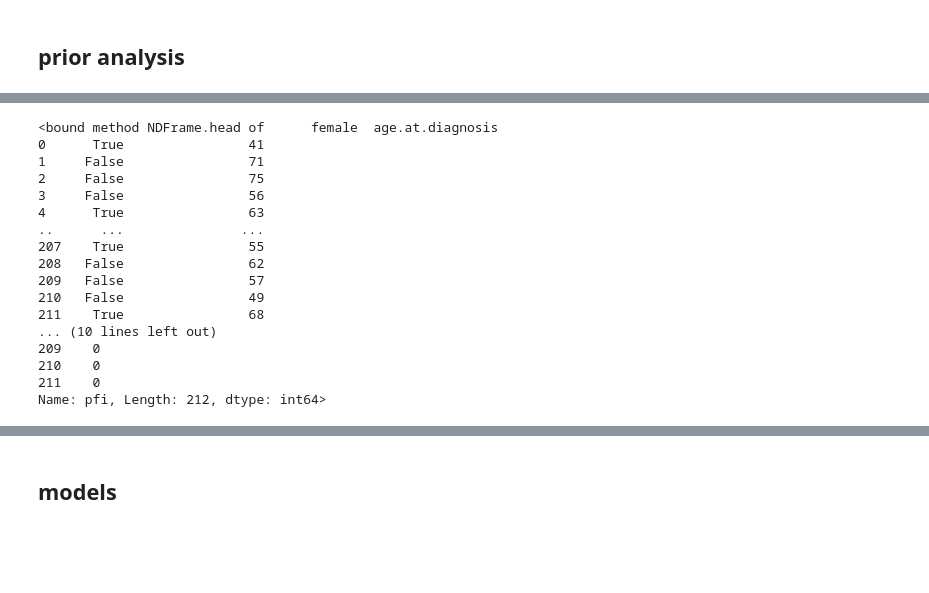
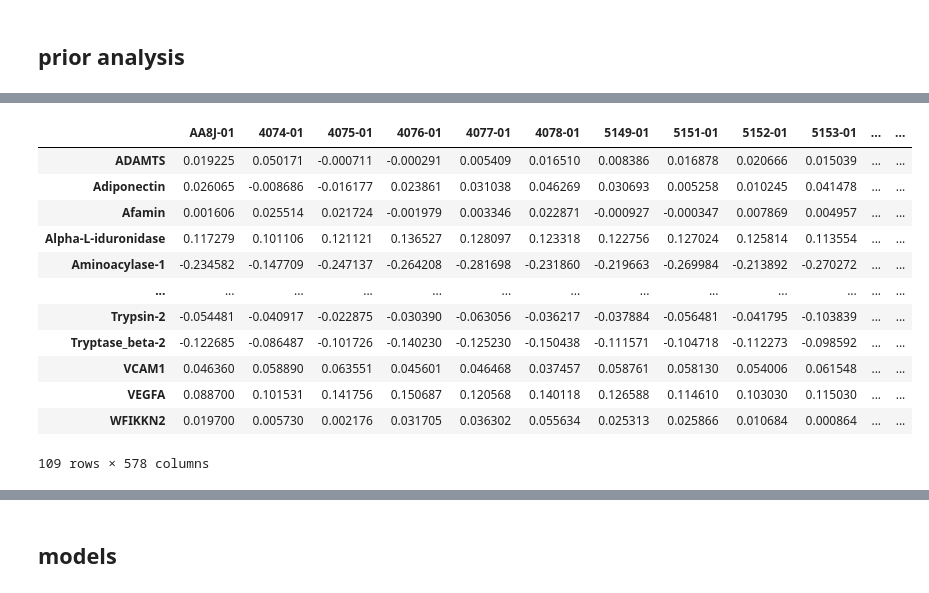
Before and after one commit to i-wallwork/Major-Project, a Jupyter notebook: Major-Project.ipynb, the cells around one changed output, grey strips where cells are left out. Saved outputs shown, nothing was run; the diff lists cells and outputs as text; code cells hidden in the pictures; blank space fills up the shorter version.

```diff
--- a/Major-Project.ipynb
+++ b/Major-Project.ipynb
@@ -378,25 +361,18 @@ sns.heatmap(m_df.corr(), cmap="Blues")
-# %%
-samples = ['female', 'age.at.diagnosis']
-y = p_df.pfi
-p_df = p_df.dropna(subset=['pfi'])
-X = p_df[samples]
-print(X.head)
-print(y.head)
-# %% [output]
-<bound method NDFrame.head of      female  age.at.diagnosis
-0      True                41
-1     False                71
-2     False                75
-3     False                56
-4      True                63
-..      ...               ...
-207    True                55
-208   False                62
-209   False                57
-210   False                49
-211    True                68
-... (10 lines left out)
-209    0
-210    0
-211    0
-Name: pfi, Length: 212, dtype: int64>
+# %%
+# row = protein, column = DNAm, cell = EpiScore
+pp_df = pd.read_csv("/content/sample_data/predicted-proteins.txt", sep="\t")
+pp_df
+# %% [output]
+|  | AA8J-01 | 4074-01 | 4075-01 | 4076-01 | 4077-01 | 4078-01 | 5149-01 | 5151-01 | 5152-01 | 5153-01 | ... | ... |
+| ADAMTS | 0.019225 | 0.050171 | -0.000711 | -0.000291 | 0.005409 | 0.016510 | 0.008386 | 0.016878 | 0.020666 | 0.015039 | ... | ... |
+| Adiponectin | 0.026065 | -0.008686 | -0.016177 | 0.023861 | 0.031038 | 0.046269 | 0.030693 | 0.005258 | 0.010245 | 0.041478 | ... | ... |
+| Afamin | 0.001606 | 0.025514 | 0.021724 | -0.001979 | 0.003346 | 0.022871 | -0.000927 | -0.000347 | 0.007869 | 0.004957 | ... | ... |
+| Alpha-L-iduronidase | 0.117279 | 0.101106 | 0.121121 | 0.136527 | 0.128097 | 0.123318 | 0.122756 | 0.127024 | 0.125814 | 0.113554 | ... | ... |
+| Aminoacylase-1 | -0.234582 | -0.147709 | -0.247137 | -0.264208 | -0.281698 | -0.231860 | -0.219663 | -0.269984 | -0.213892 | -0.270272 | ... | ... |
+| ... | ... | ... | ... | ... | ... | ... | ... | ... | ... | ... | ... | ... |
+| Trypsin-2 | -0.054481 | -0.040917 | -0.022875 | -0.030390 | -0.063056 | -0.036217 | -0.037884 | -0.056481 | -0.041795 | -0.103839 | ... | ... |
+| Tryptase_beta-2 | -0.122685 | -0.086487 | -0.101726 | -0.140230 | -0.125230 | -0.150438 | -0.111571 | -0.104718 | -0.112273 | -0.098592 | ... | ... |
+| VCAM1 | 0.046360 | 0.058890 | 0.063551 | 0.045601 | 0.046468 | 0.037457 | 0.058761 | 0.058130 | 0.054006 | 0.061548 | ... | ... |
+| VEGFA | 0.088700 | 0.101531 | 0.141756 | 0.150687 | 0.120568 | 0.140118 | 0.126588 | 0.114610 | 0.103030 | 0.115030 | ... | ... |
+| WFIKKN2 | 0.019700 | 0.005730 | 0.002176 | 0.031705 | 0.036302 | 0.055634 | 0.025313 | 0.025866 | 0.010684 | 0.000864 | ... | ... |
+109 rows × 578 columns
```
Also changed, not shown: parts of 11 cells of this notebook.
